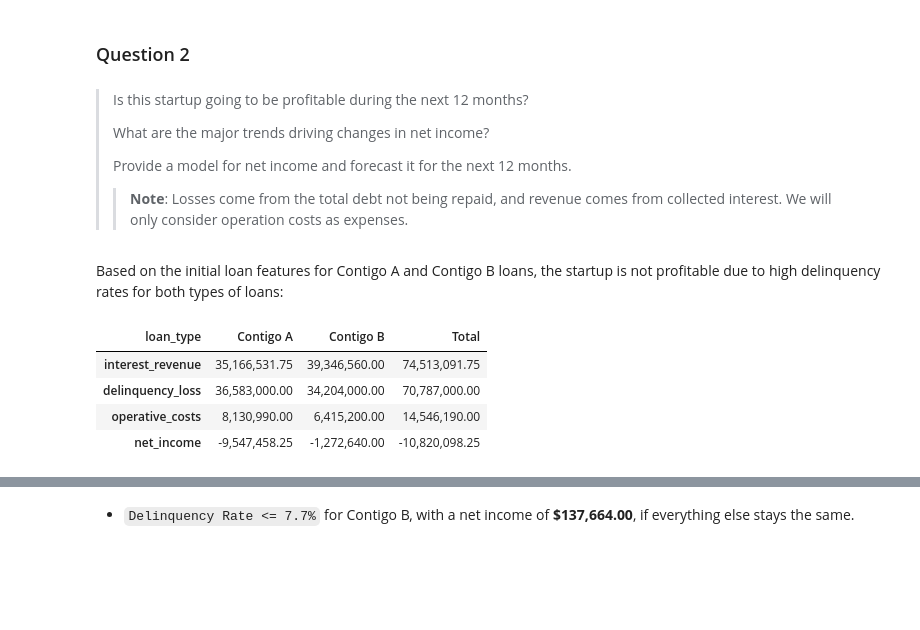
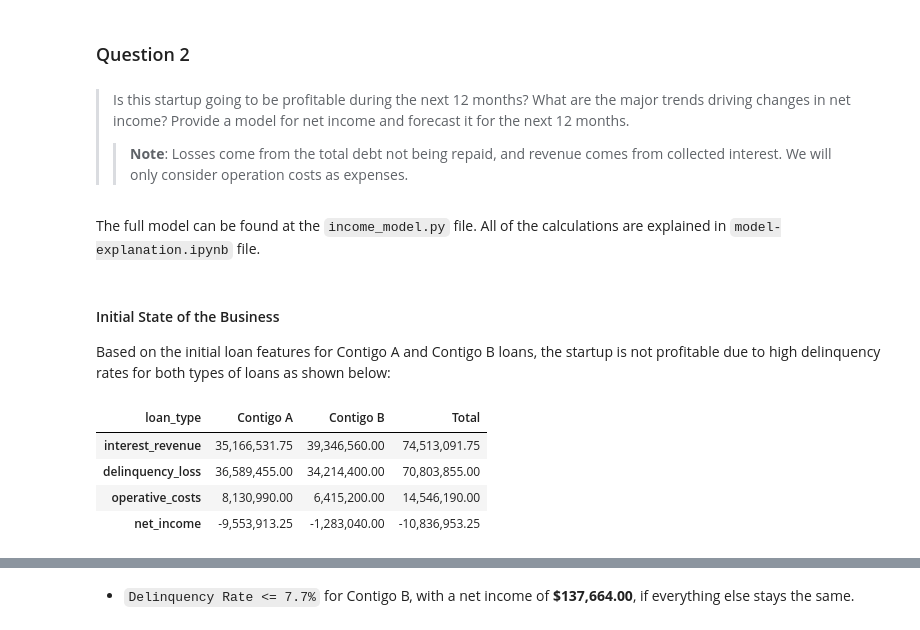
Before and after one commit to mandelbrojt/stori-ba-assessment, a Jupyter notebook: part1-state-of-business-analysis.ipynb, the cells around one changed output, grey strips where cells are left out. Cells and saved outputs as stored; diff of their text form; code cells hidden in the pictures; blank space fills up the shorter version.

Commit message:
Added initial state of the business results

```diff
--- a/part1-state-of-business-analysis.ipynb
+++ b/part1-state-of-business-analysis.ipynb
@@ -57,10 +53,6 @@ Overall, the startup should aim to diversify their income to prevent dependence
 # %% [markdown]
 ### Question 2
 # %% [markdown]
-> Is this startup going to be profitable during the next 12 months?
->
-> What are the major trends driving changes in net income?
->
-> Provide a model for net income and forecast it for the next 12 months.
+> Is this startup going to be profitable during the next 12 months? What are the major trends driving changes in net income? Provide a model for net income and forecast it for the next 12 months.
 >
 >> **Note**: Losses come from the total debt not being repaid, and revenue comes from collected interest. We will only consider operation costs as expenses.
@@ -68,0 +59,2 @@ from net_income_model import financial_results
+# %% [markdown]
+The full model can be found at the `income_model.py` file. All of the calculations are explained in `model-explanation.ipynb` file.
@@ -69,10 +63,12 @@ from net_income_model import financial_results
 # %% [markdown]
-Based on the initial loan features for Contigo A and Contigo B loans, the startup is not profitable due to high delinquency rates for both types of loans:
+#### Initial State of the Business
+
+Based on the initial loan features for Contigo A and Contigo B loans, the startup is not profitable due to high delinquency rates for both types of loans as shown below:
 # %%
-financial_results(contigo_a_features, contigo_b_features)
+im.overall_results(contigo_a_features,contigo_b_features)
 # %% [output]
 | loan_type | Contigo A | Contigo B | Total |
 | interest_revenue | 35,166,531.75 | 39,346,560.00 | 74,513,091.75 |
-| delinquency_loss | 36,583,000.00 | 34,204,000.00 | 70,787,000.00 |
+| delinquency_loss | 36,589,455.00 | 34,214,400.00 | 70,803,855.00 |
 | operative_costs | 8,130,990.00 | 6,415,200.00 | 14,546,190.00 |
-| net_income | -9,547,458.25 | -1,272,640.00 | -10,820,098.25 |
+| net_income | -9,553,913.25 | -1,283,040.00 | -10,836,953.25 |
```
Also changed, not shown: parts of 12 cells of this notebook.
